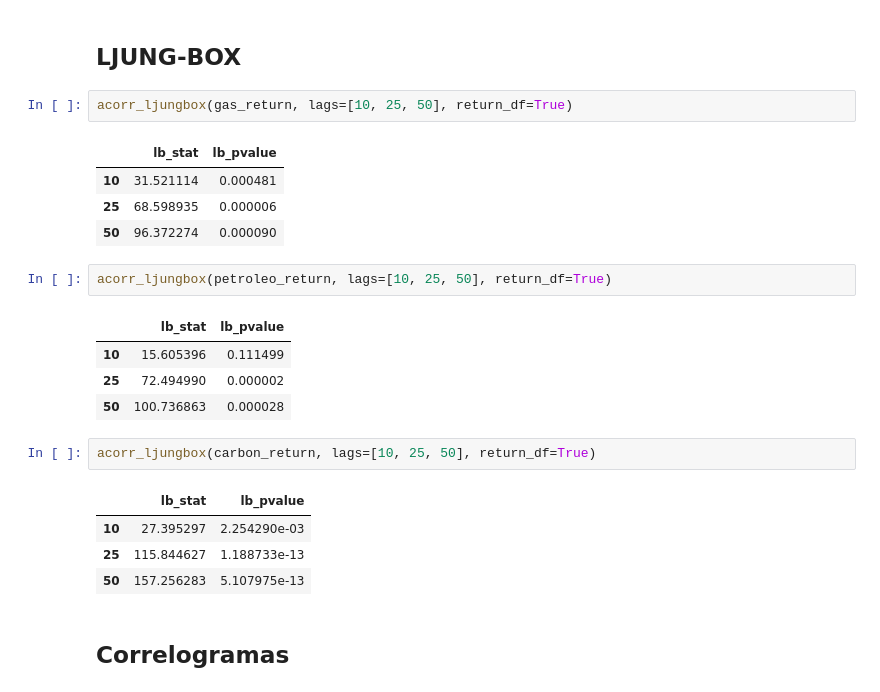
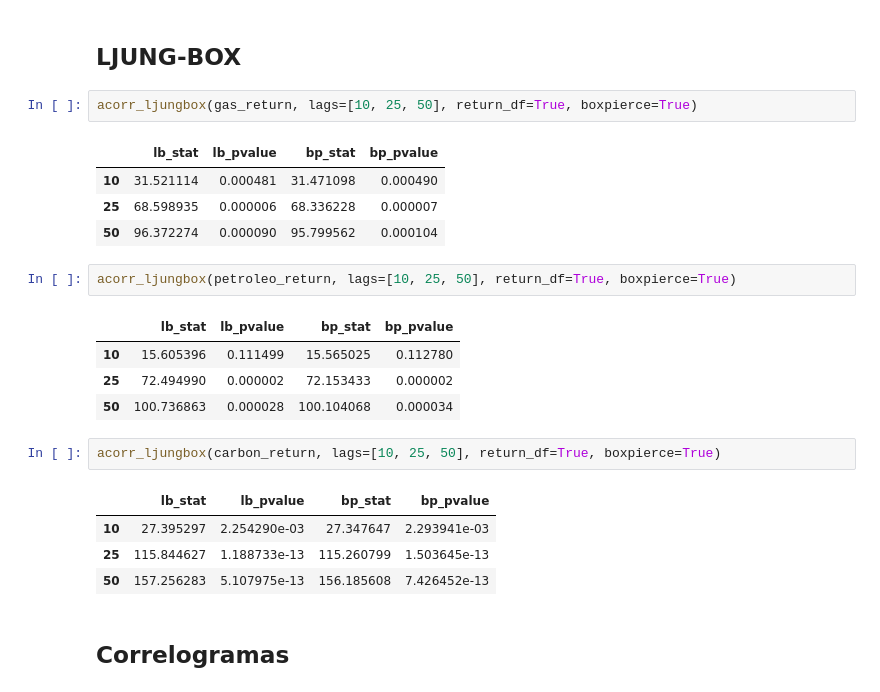
Before and after one commit to Cesuuur/energy-market-analysis, a Jupyter notebook: CompoundReturnAnalisys.ipynb, the cells around one changed output. Drawn from its saved outputs; the diff is of its cells as text.

```diff
--- a/CompoundReturnAnalisys.ipynb
+++ b/CompoundReturnAnalisys.ipynb
@@ -418,26 +418,26 @@ KstestResult(statistic=0.1163581239665703, pvalue=9.206398437132024e-41)
 # %% [markdown]
 ## LJUNG-BOX
 # %%
-acorr_ljungbox(gas_return, lags=[10, 25, 50], return_df=True)
+acorr_ljungbox(gas_return, lags=[10, 25, 50], return_df=True, boxpierce=True)
 # %% [output]
-|  | lb_stat | lb_pvalue |
-| 10 | 31.521114 | 0.000481 |
-| 25 | 68.598935 | 0.000006 |
-| 50 | 96.372274 | 0.000090 |
+|  | lb_stat | lb_pvalue | bp_stat | bp_pvalue |
+| 10 | 31.521114 | 0.000481 | 31.471098 | 0.000490 |
+| 25 | 68.598935 | 0.000006 | 68.336228 | 0.000007 |
+| 50 | 96.372274 | 0.000090 | 95.799562 | 0.000104 |
 # %%
-acorr_ljungbox(petroleo_return, lags=[10, 25, 50], return_df=True)
+acorr_ljungbox(petroleo_return, lags=[10, 25, 50], return_df=True, boxpierce=True)
 # %% [output]
-|  | lb_stat | lb_pvalue |
-| 10 | 15.605396 | 0.111499 |
-| 25 | 72.494990 | 0.000002 |
-| 50 | 100.736863 | 0.000028 |
+|  | lb_stat | lb_pvalue | bp_stat | bp_pvalue |
+| 10 | 15.605396 | 0.111499 | 15.565025 | 0.112780 |
+| 25 | 72.494990 | 0.000002 | 72.153433 | 0.000002 |
+| 50 | 100.736863 | 0.000028 | 100.104068 | 0.000034 |
 # %%
-acorr_ljungbox(carbon_return, lags=[10, 25, 50], return_df=True)
+acorr_ljungbox(carbon_return, lags=[10, 25, 50], return_df=True, boxpierce=True)
 # %% [output]
-|  | lb_stat | lb_pvalue |
-| 10 | 27.395297 | 2.254290e-03 |
-| 25 | 115.844627 | 1.188733e-13 |
-| 50 | 157.256283 | 5.107975e-13 |
+|  | lb_stat | lb_pvalue | bp_stat | bp_pvalue |
+| 10 | 27.395297 | 2.254290e-03 | 27.347647 | 2.293941e-03 |
+| 25 | 115.844627 | 1.188733e-13 | 115.260799 | 1.503645e-13 |
+| 50 | 157.256283 | 5.107975e-13 | 156.185608 | 7.426452e-13 |
 # %% [markdown]
 ## Correlogramas
 # %%
```
Also changed, not shown: parts of 1 cell of this notebook.
